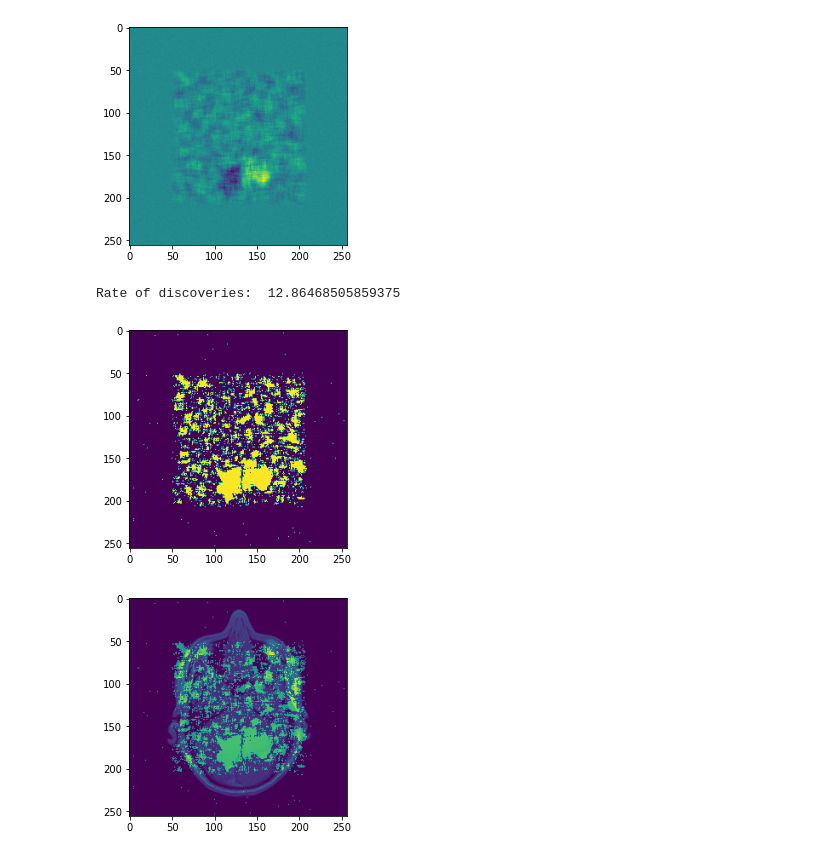
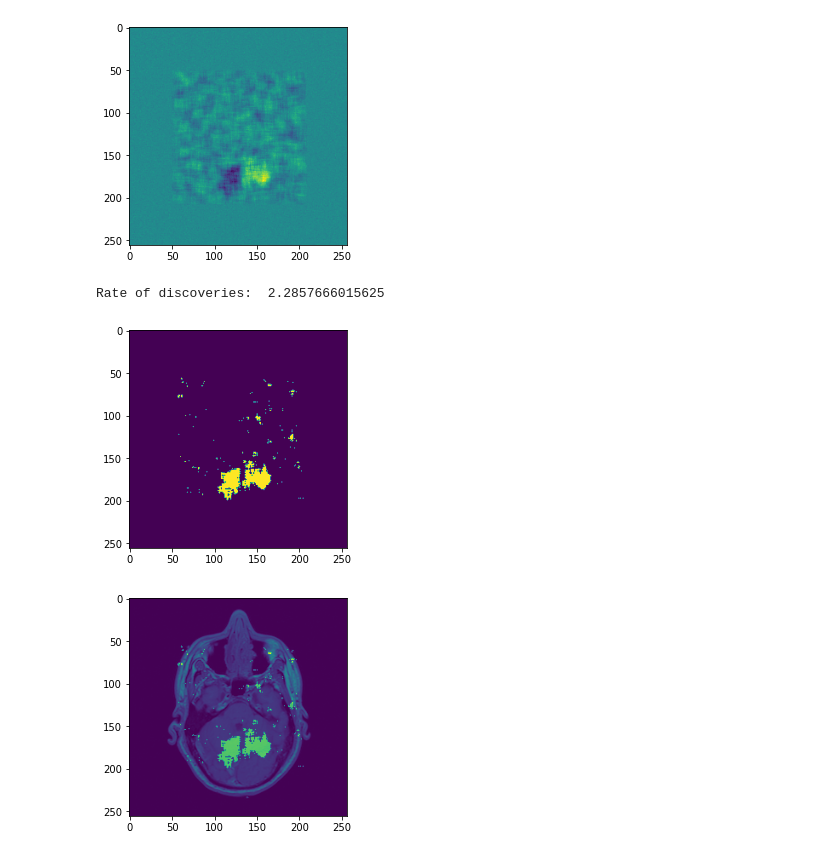
Before and after one commit to olethrosdc/ml-society-science, a Jupyter notebook: src/reproducibility/mri_analysis.ipynb, the cells around one changed output. Drawn from its saved outputs; the diff is of its cells as text; code cells hidden in the pictures.

```diff
--- a/src/reproducibility/mri_analysis.ipynb
+++ b/src/reproducibility/mri_analysis.ipynb
@@ -108,23 +108,23 @@ deltas = (mean_negative - mean_positive)/2
 # %%
 import scipy.stats
 
-error_probability = 0.001 # the probability of making an error for individual points
+error_probability = 0.000000000000001 # the probability of making an error for individual points
 # Calculate the tails so that the probability of finding a positive signal where there is none is 'error_probability' for each pixel
 tail = scipy.stats.norm.interval(1 - error_probability, scale= noise_level / np.sqrt(n_examples))
 features = np.empty([x_dimension, y_dimension])
 #for x in range(x_dimension):
 #    for y in range(y_dimension):
 #        if (deltas[x][y] < tail[0] or deltas[x][y] > tail[1]):
 #            features[x][y] = 1
 #        else:
 #            features[x][y] = 0
 features = (deltas < tail[0]) + deltas > tail[1]
 plt.figure(1)
 plt.imshow(features)
 plt.figure(2)
 plt.imshow(features + img)
 print("Rate of discoveries: ", 100 * np.sum(features>0) / (x_dimension*y_dimension))
 # %% [output]
-Rate of discoveries:  12.86468505859375
+Rate of discoveries:  2.2857666015625
-[figure, old version]
+[figure, new version]
-[figure, old version]
+[figure, new version]
```
